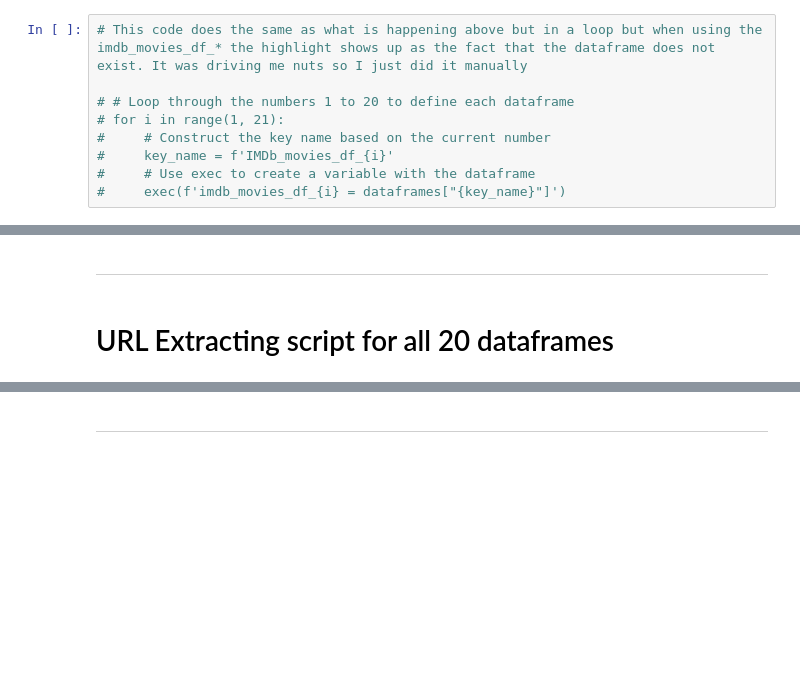
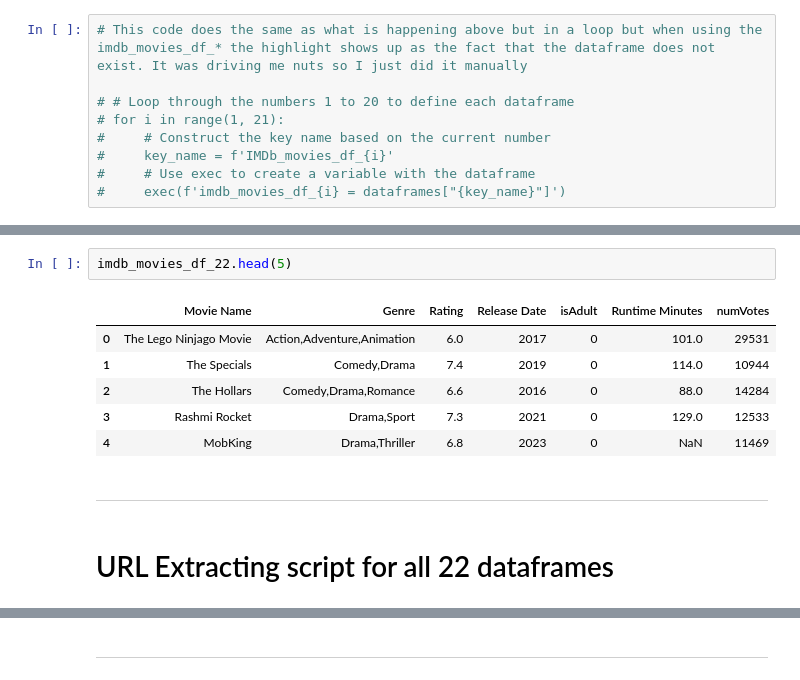
Before and after one commit to shreyashguptas/IMDb_movie_review_sentiment_analysis, a Jupyter notebook: IMDb_webscrapping_script.ipynb, the cells around one changed output, grey strips where cells are left out. Saved outputs shown, nothing was run; the diff lists cells and outputs as text; blank space fills up the shorter version.

```diff
--- a/IMDb_webscrapping_script.ipynb
+++ b/IMDb_webscrapping_script.ipynb
@@ -294,7 +293,16 @@ imdb_movies_df_20.head(5)
+# %%
+imdb_movies_df_22.head(5)
+# %% [output]
+|  | Movie Name | Genre | Rating | Release Date | isAdult | Runtime Minutes | numVotes |
+| 0 | The Lego Ninjago Movie | Action,Adventure,Animation | 6.0 | 2017 | 0 | 101.0 | 29531 |
+| 1 | The Specials | Comedy,Drama | 7.4 | 2019 | 0 | 114.0 | 10944 |
+| 2 | The Hollars | Comedy,Drama,Romance | 6.6 | 2016 | 0 | 88.0 | 14284 |
+| 3 | Rashmi Rocket | Drama,Sport | 7.3 | 2021 | 0 | 129.0 | 12533 |
+| 4 | MobKing | Drama,Thriller | 6.8 | 2023 | 0 | NaN | 11469 |
 # %% [markdown]
 ---
 # %% [markdown]
-# URL Extracting script for all 20 dataframes
+# URL Extracting script for all 22 dataframes
 # %%
 # Working URL extracting sctipt for all 20 dataframes
 
```
Also changed, not shown: parts of 24 cells of this notebook, 8 other files.
